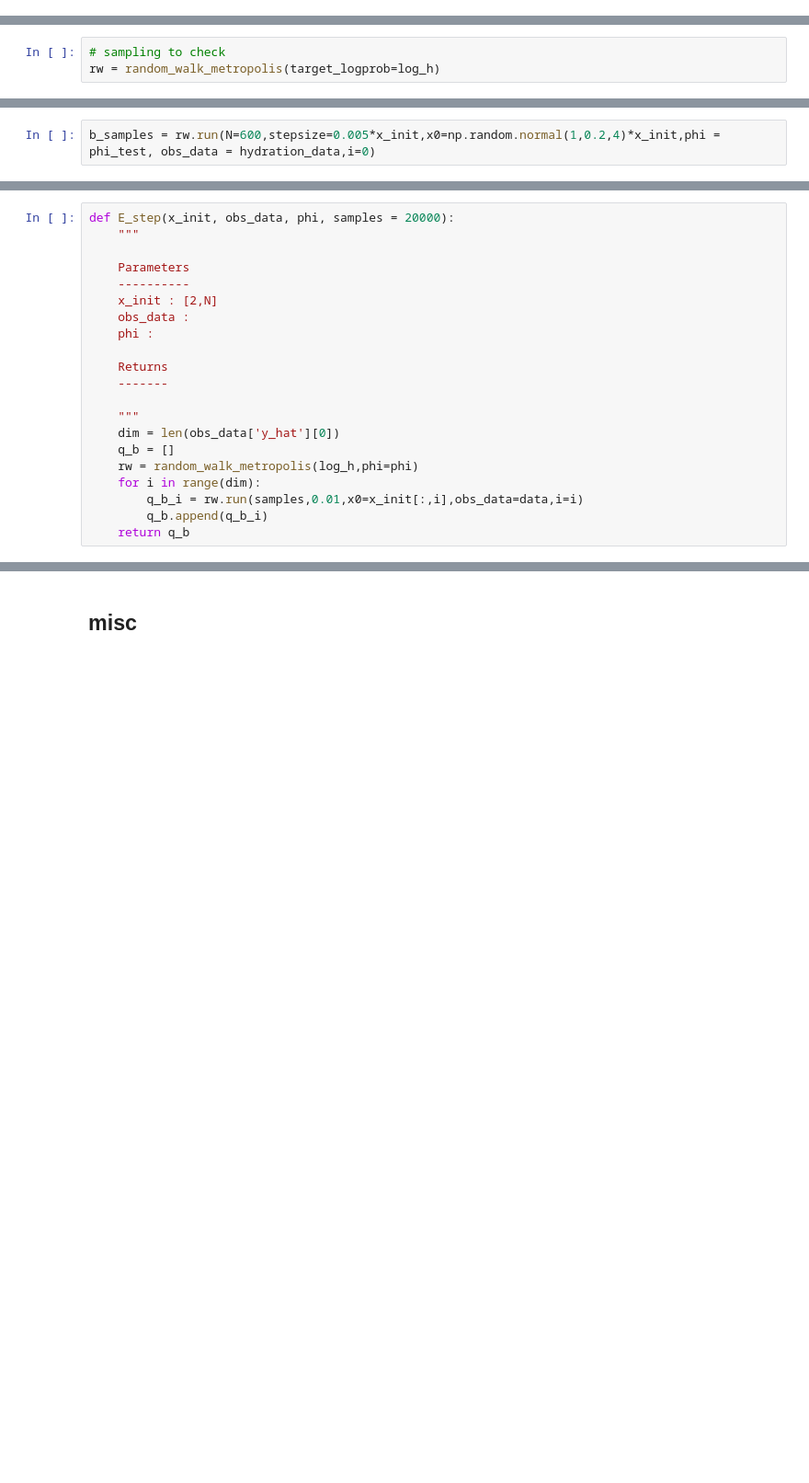
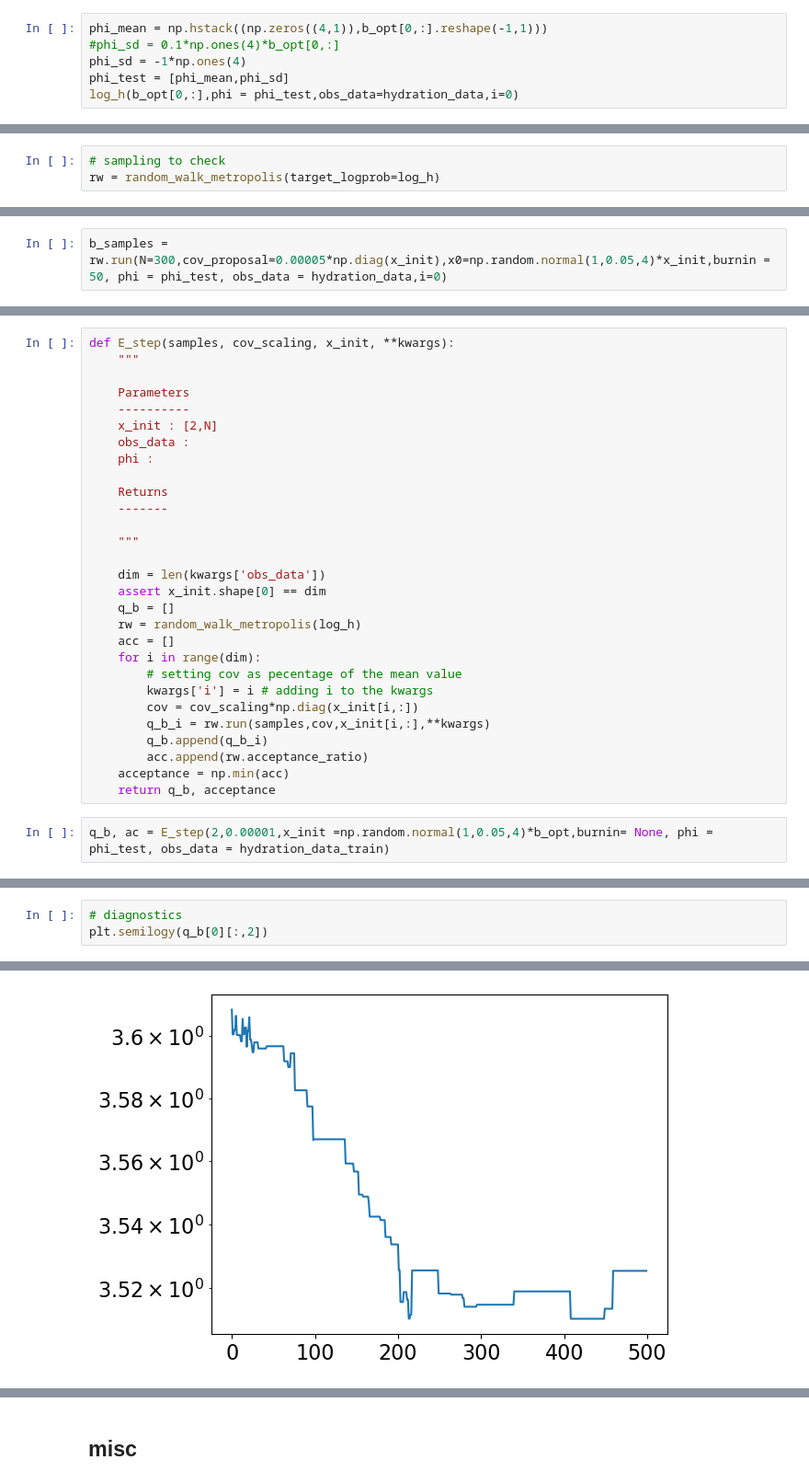
Before and after one commit to BAMresearch/LebeDigital, a Jupyter notebook: usecases/demonstrator/Calibration/EM_test1.ipynb, the cells around one changed output, grey strips where cells are left out. Shown at 92% size. Cells and saved outputs as stored; diff of their text form; blank space fills up the shorter version.

```diff
--- a/usecases/demonstrator/Calibration/EM_test1.ipynb
+++ b/usecases/demonstrator/Calibration/EM_test1.ipynb
@@ -299,0 +313,6 @@ log_h(b_opt[0,:],phi = phi_test,obs_data=hydration_data,i=1)
+# %%
+phi_mean = np.hstack((np.zeros((4,1)),b_opt[0,:].reshape(-1,1)))
+#phi_sd = 0.1*np.ones(4)*b_opt[0,:]
+phi_sd = -1*np.ones(4)
+phi_test = [phi_mean,phi_sd]
+log_h(b_opt[0,:],phi = phi_test,obs_data=hydration_data,i=0)
@@ -305,2 +327,2 @@ x_init = b_opt[0,:]
 # %%
-b_samples = rw.run(N=600,stepsize=0.005*x_init,x0=np.random.normal(1,0.2,4)*x_init,phi = phi_test, obs_data = hydration_data,i=0)
+b_samples = rw.run(N=300,cov_proposal=0.00005*np.diag(x_init),x0=np.random.normal(1,0.05,4)*x_init,burnin = 50, phi = phi_test, obs_data = hydration_data,i=0)
@@ -314,5 +333,5 @@ plt.semilogy(b_samples[:,0])
 # %%
-def E_step(x_init, obs_data, phi, samples = 20000):
+def E_step(samples, cov_scaling, x_init, **kwargs):
     """
 
     Parameters
@@ -325,10 +344,20 @@ def E_step(x_init, obs_data, phi, samples = 20000):
     -------
 
     """
-    dim = len(obs_data['y_hat'][0])
+
+    dim = len(kwargs['obs_data'])
+    assert x_init.shape[0] == dim
     q_b = []
-    rw = random_walk_metropolis(log_h,phi=phi)
+    rw = random_walk_metropolis(log_h)
+    acc = []
     for i in range(dim):
-        q_b_i = rw.run(samples,0.01,x0=x_init[:,i],obs_data=data,i=i)
+        # setting cov as pecentage of the mean value
+        kwargs['i'] = i # adding i to the kwargs
+        cov = cov_scaling*np.diag(x_init[i,:])
+        q_b_i = rw.run(samples,cov,x_init[i,:],**kwargs)
         q_b.append(q_b_i)
-    return q_b
+        acc.append(rw.acceptance_ratio)
+    acceptance = np.min(acc)
+    return q_b, acceptance
+# %%
+q_b, ac = E_step(2,0.00001,x_init =np.random.normal(1,0.05,4)*b_opt,burnin= None, phi = phi_test, obs_data = hydration_data_train)
@@ -334,0 +369,4 @@ def E_step(x_init, obs_data, phi, samples = 20000):
+# %%
+# diagnostics
+plt.semilogy(q_b[0][:,2])
+# %% [output]
@@ -334,0 +374 @@ def E_step(x_init, obs_data, phi, samples = 20000):
+[figure, added]
```
Also changed, not shown: parts of 68 cells of this notebook, 5 other files.
